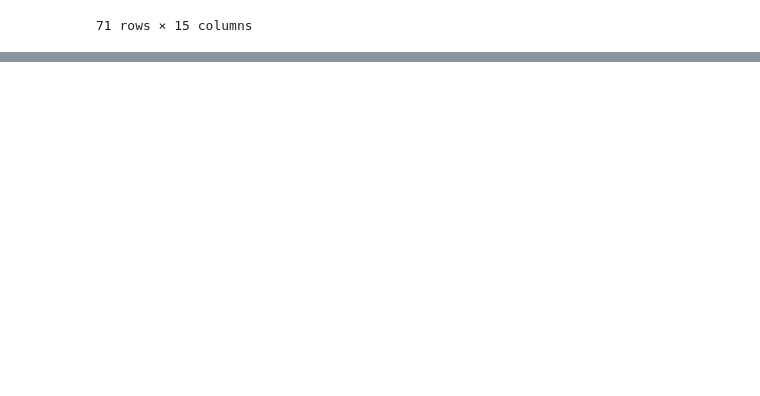
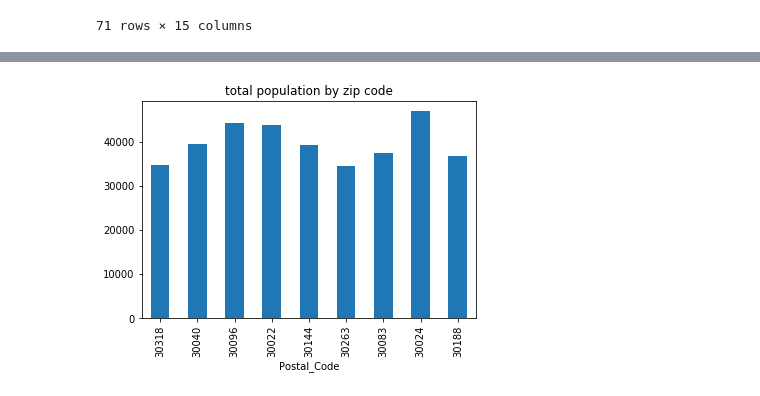
Before and after one commit to sjani184/Megadatatron, a Jupyter notebook: main_notebook.ipynb, the cells around one changed output, grey strips where cells are left out. Drawn from its saved outputs; the diff is of its cells as text; code cells hidden in the pictures; blank space fills up the shorter version.

Commit message:
added population demographic analysis

```diff
--- a/main_notebook.ipynb
+++ b/main_notebook.ipynb
@@ -419,0 +501,34 @@ plt.savefig ("output/college_bar_chart.png")
+# %%
+Totals['TotalPop'] = Totals['15to17'] + Totals['18&19'] + Totals['20'] + Totals['21'] + Totals['22to24'] + \
+                 Totals['25to29'] + Totals['30to34'] + Totals['35to39'] + Totals['40to44'] + Totals['45to49'] + \
+                 Totals['50to54'] + Totals['55to59']
+# Totals.head(30)
+#Totals.dtypes
+
+Totals.drop_duplicates(inplace = True)
+#Totals.head(30)
+# %%
+pops = Totals['TotalPop']
+pops_df = pd.DataFrame(pops)
+pops_df = pops_df.sort_values('TotalPop', ascending=False)
+#pops_df
+
+pop_thresh = pops_df.iloc[8]
+#pop_thresh
+
+population_data = Totals.loc [:, ('Postal_Code', 'TotalPop')]
+population_data ['threshold'] = pop_thresh['TotalPop']
+#population_data
+
+population_data_top = population_data [population_data ['TotalPop'] >= population_data ['threshold']]
+population_data_top = population_data_top.loc[:, ('Postal_Code', 'TotalPop')]  # takeout threshold
+population_data_top.set_index('Postal_Code', inplace=True)
+#population_data_top
+# %%
+# group data by zip code & total pop, unstack for plotting
+population_data_top.plot.bar(title = 'total population by zip code',
+                             legend = False)
+
+plt.savefig ("output/zipcode_bar_chart.png")
+# %% [output]
+[figure, added]
```
Also changed, not shown: parts of 12 cells of this notebook, 4 other files.
